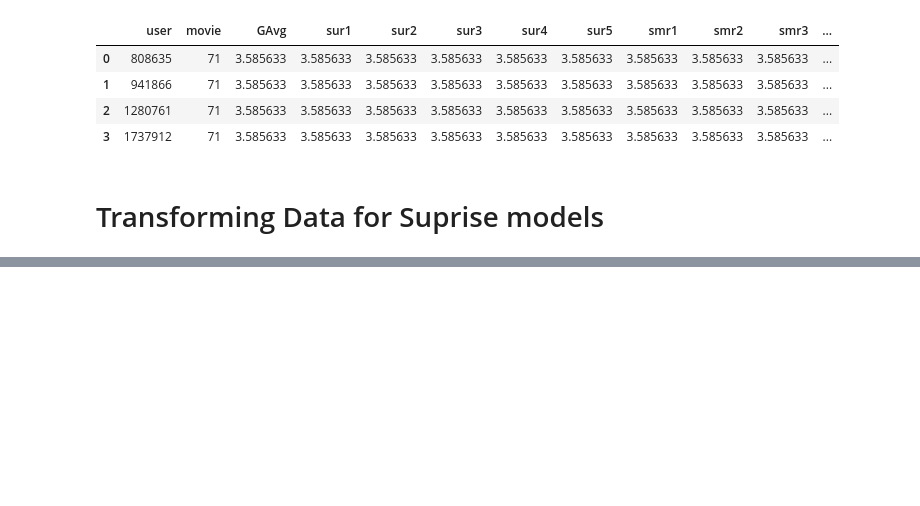
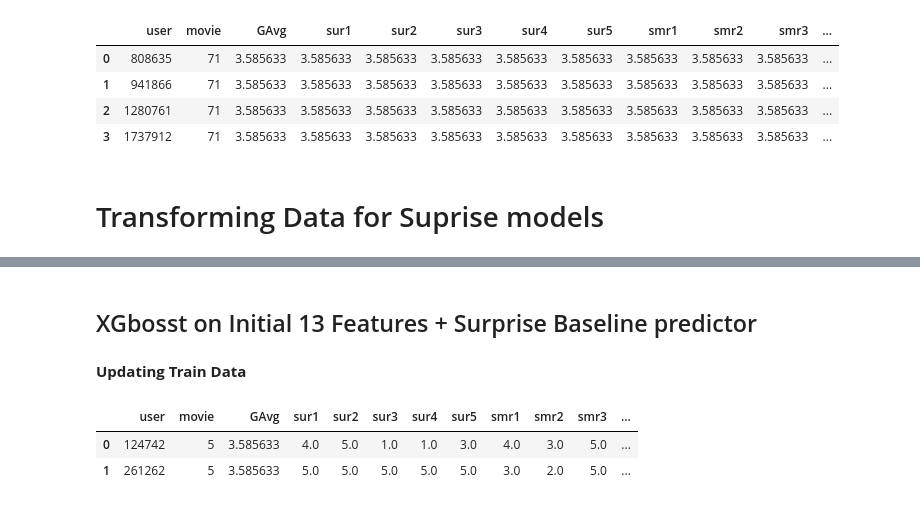
Before and after one commit to shivanshupc/NetFlix_Movie_Recommendation, a Jupyter notebook: netflix_movie_recommendation.ipynb, the cells around one changed output, grey strips where cells are left out. Cells and saved outputs as stored; diff of their text form; code cells hidden in the pictures; blank space fills up the shorter version.

```diff
--- a/netflix_movie_recommendation.ipynb
+++ b/netflix_movie_recommendation.ipynb
@@ -979,0 +1243,12 @@ ModuleNotFoundError: No module named 'surprise'
+# %% [markdown]
+## XGbosst on Initial 13 Features + Surprise Baseline predictor
+# %% [markdown]
+__Updating Train Data__
+# %%
+# add our baseline_predicted value as our feature..
+reg_train['bslpr'] = models_evaluation_train['bsl_algo']['predictions']
+reg_train.head(2)
+# %% [output]
+|  | user | movie | GAvg | sur1 | sur2 | sur3 | sur4 | sur5 | smr1 | smr2 | smr3 | ... |
+| 0 | 124742 | 5 | 3.585633 | 4.0 | 5.0 | 1.0 | 1.0 | 3.0 | 4.0 | 3.0 | 5.0 | ... |
+| 1 | 261262 | 5 | 3.585633 | 5.0 | 5.0 | 5.0 | 5.0 | 5.0 | 3.0 | 2.0 | 5.0 | ... |
```
Also changed, not shown: parts of 39 cells of this notebook.
